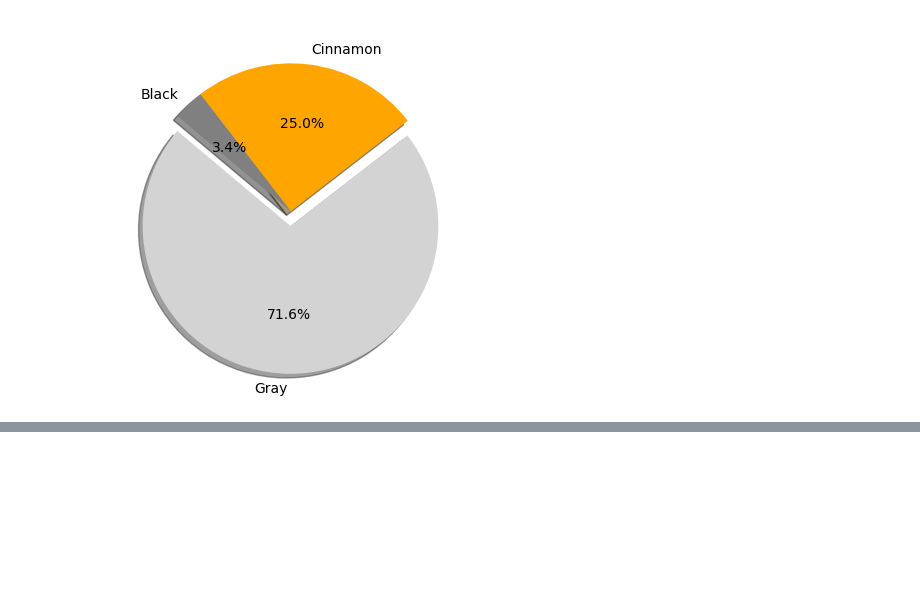
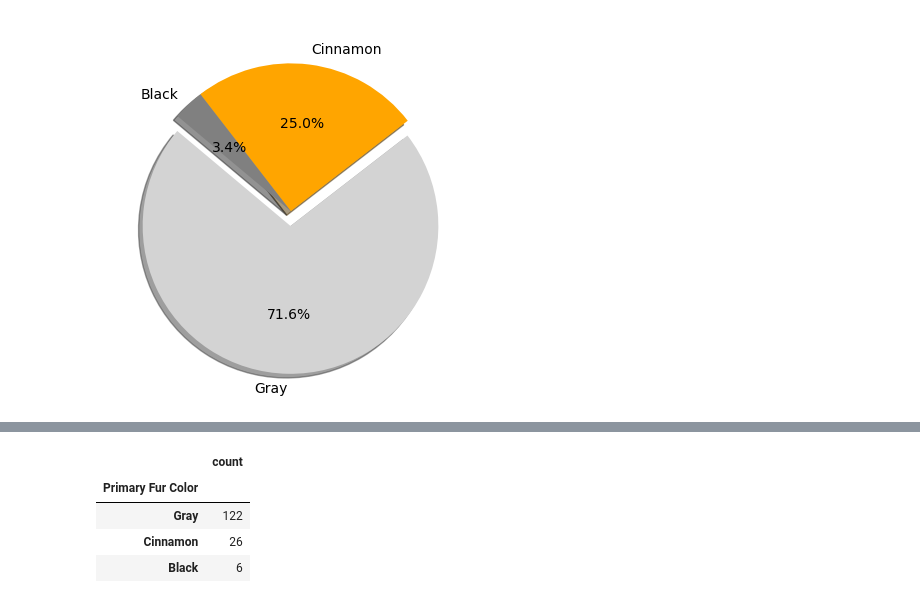
Before and after one commit to brown016340/Project-1, a Jupyter notebook: SquirrelBehaviorGraphs.ipynb, the cells around one changed output, grey strips where cells are left out. Saved outputs shown, nothing was run; the diff lists cells and outputs as text; code cells hidden in the pictures; blank space fills up the shorter version.

```diff
--- a/SquirrelBehaviorGraphs.ipynb
+++ b/SquirrelBehaviorGraphs.ipynb
@@ -92,2 +107,10 @@ plt.show()
 # %%
-# Plot the points for where Approaches is true
+# What is the breakdown of the number of squirrels with each fur color that flagged their tail?
+flags_df = pd.DataFrame(flags["Primary Fur Color"].value_counts())
+flags_df
+# %% [output]
+|  | count |
+| Primary Fur Color |  |
+| Gray | 122 |
+| Cinnamon | 26 |
+| Black | 6 |
```
Also changed, not shown: parts of 6 cells of this notebook, 1 other file.
